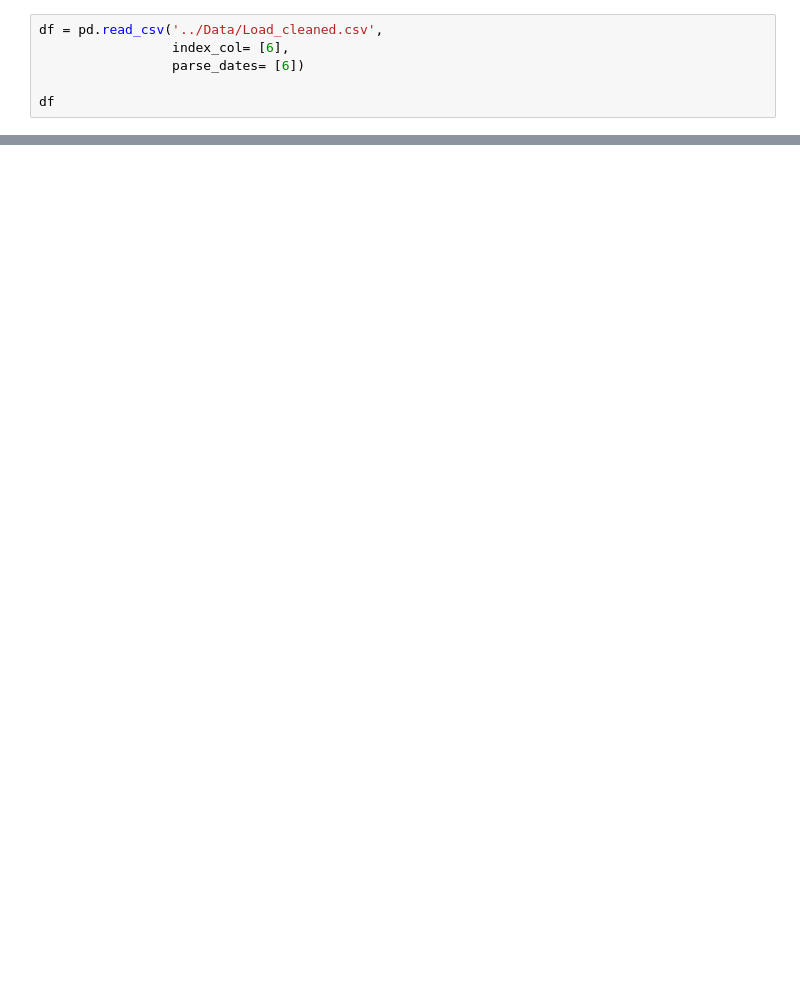
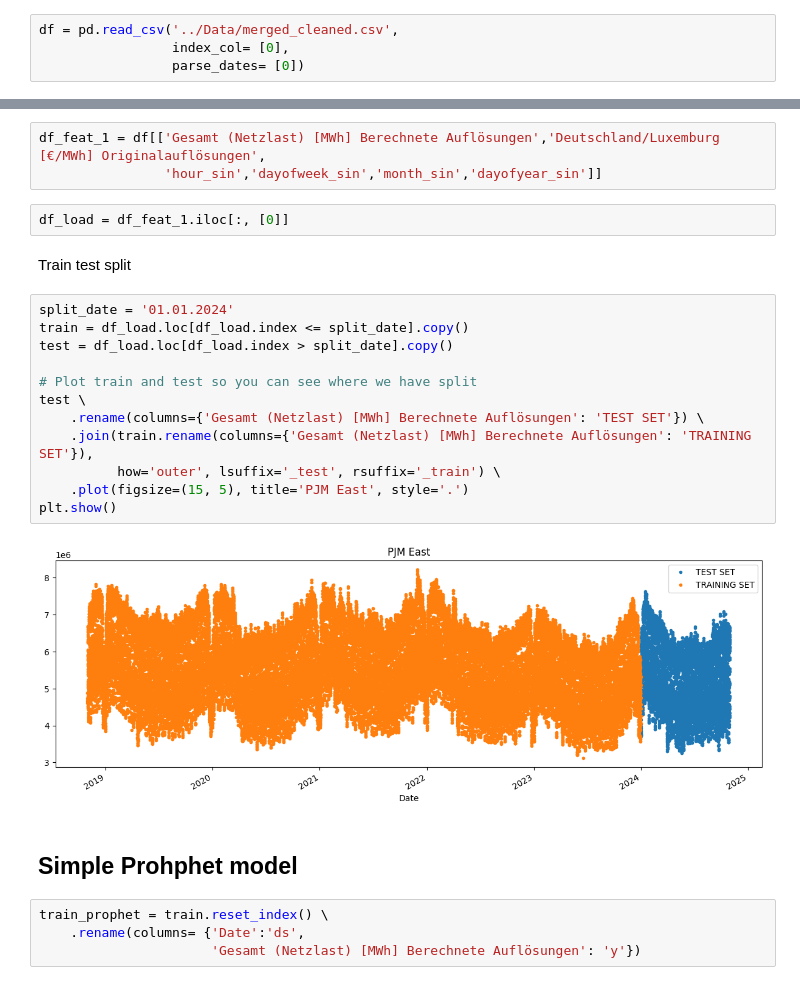
Before and after one commit to Timson1235/energy-timeseries-project, a Jupyter notebook: 3_Model/fb_prophet_tim.ipynb, the cells around one changed output, grey strips where cells are left out. Drawn from its saved outputs; the diff is of its cells as text; blank space fills up the shorter version.

Commit message:
fb prophet model

```diff
--- a/3_Model/fb_prophet_tim.ipynb
+++ b/3_Model/fb_prophet_tim.ipynb
@@ -10,6 +19,4 @@ from sklearn.metrics import mean_absolute_percentage_error, mean_absolute_error,
 # %%
-df = pd.read_csv('../Data/Load_cleaned.csv',
-                 index_col= [6],
-                 parse_dates= [6])
-
-df
+df = pd.read_csv('../Data/merged_cleaned.csv',
+                 index_col= [0],
+                 parse_dates= [0])
@@ -30,0 +23,27 @@ df
+# %%
+df_feat_1 = df[['Gesamt (Netzlast) [MWh] Berechnete Auflösungen','Deutschland/Luxemburg [€/MWh] Originalauflösungen',
+                'hour_sin','dayofweek_sin','month_sin','dayofyear_sin']]
+# %%
+df_load = df_feat_1.iloc[:, [0]]
+# %% [markdown]
+Train test split
+# %%
+split_date = '01.01.2024'
+train = df_load.loc[df_load.index <= split_date].copy()
+test = df_load.loc[df_load.index > split_date].copy()
+
+# Plot train and test so you can see where we have split
+test \
+    .rename(columns={'Gesamt (Netzlast) [MWh] Berechnete Auflösungen': 'TEST SET'}) \
+    .join(train.rename(columns={'Gesamt (Netzlast) [MWh] Berechnete Auflösungen': 'TRAINING SET'}),
+          how='outer', lsuffix='_test', rsuffix='_train') \
+    .plot(figsize=(15, 5), title='PJM East', style='.')
+plt.show()
+# %% [output]
+[figure, added]
+# %% [markdown]
+## Simple Prohphet model
+# %%
+train_prophet = train.reset_index() \
+    .rename(columns= {'Date':'ds',
+                      'Gesamt (Netzlast) [MWh] Berechnete Auflösungen': 'y'})
```
Also changed, not shown: parts of 10 cells of this notebook, 3 other files.
